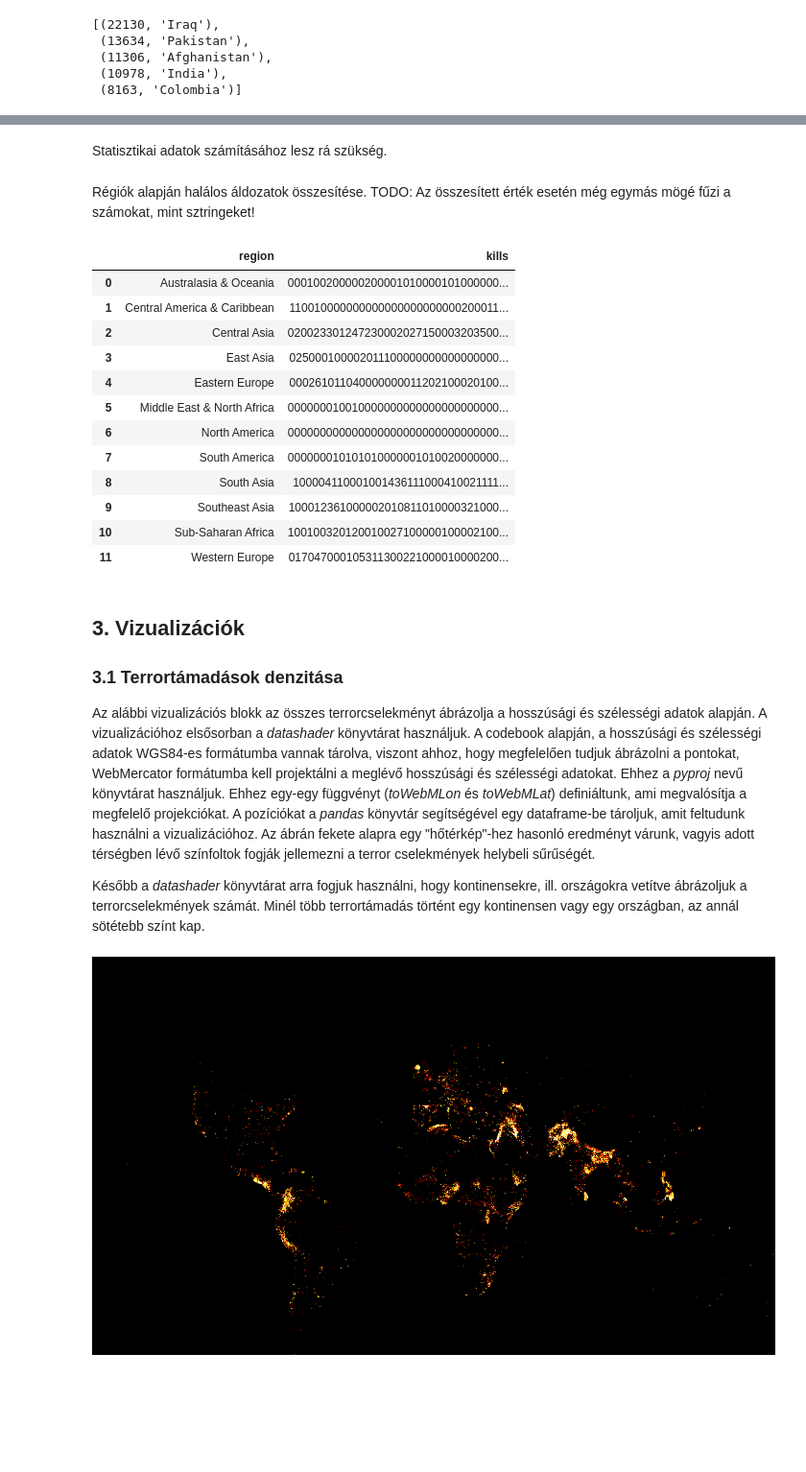
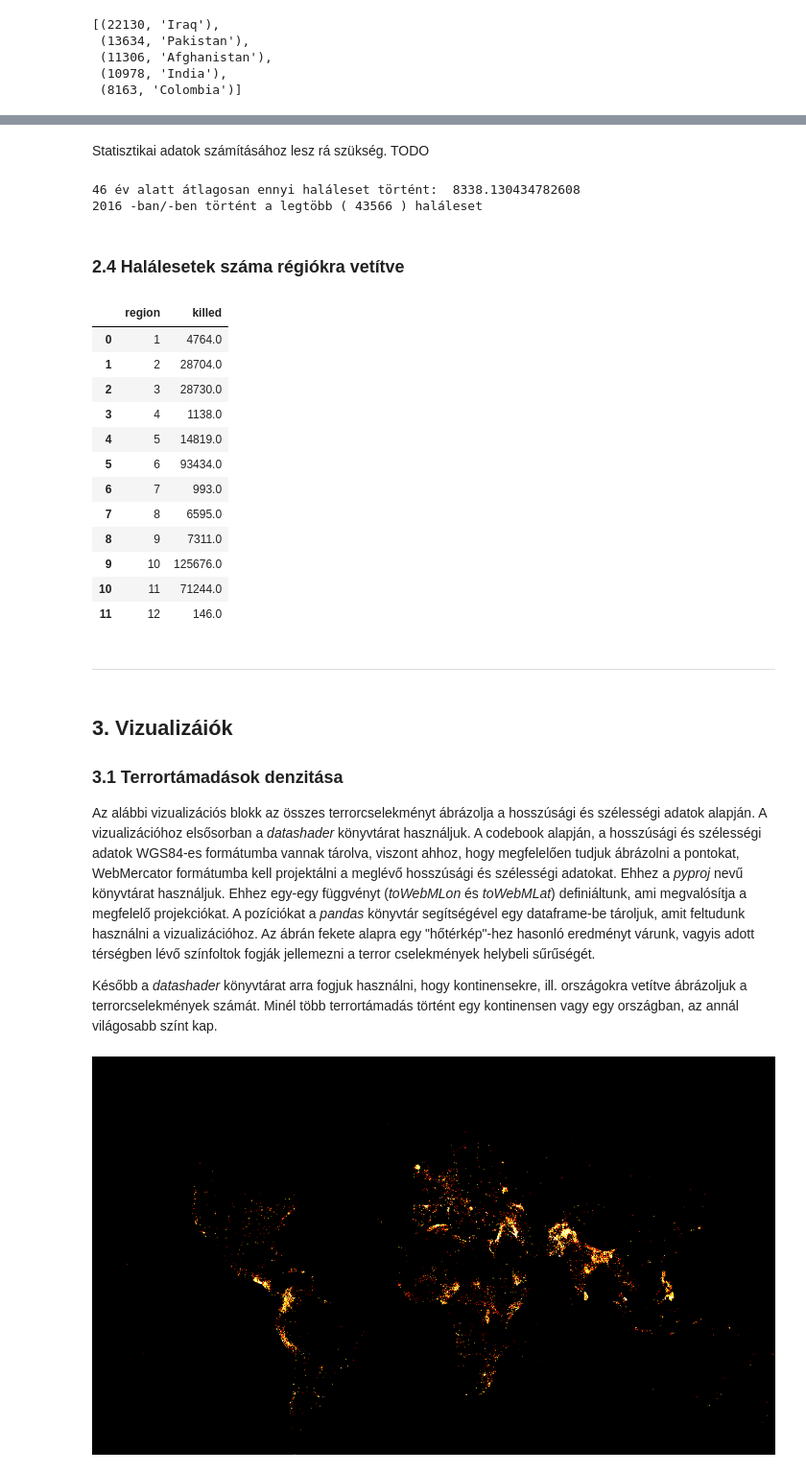
Before and after one commit to horver/big-data-hf, a Jupyter notebook: GTD2-HF.ipynb, the cells around one changed output, grey strips where cells are left out. Shown at 96% size. Saved outputs shown, nothing was run; the diff lists cells and outputs as text; code cells hidden in the pictures; blank space fills up the shorter version.

```diff
--- a/GTD2-HF.ipynb
+++ b/GTD2-HF.ipynb
@@ -36,0 +33,6 @@ Adatok betöltése, RDD objektumk létrehozása, külön választjuk az oszlopok
+# %%
+from pyspark import SparkContext
+from pyspark.sql import SQLContext
+
+sc = SparkContext('local', 'gtd2')
+sqlc = SQLContext(sc)
@@ -100,3 +88,3 @@ df_years
 # %% [markdown]
-Statisztikai adatok számításához lesz rá szükség.
+Statisztikai adatok számításához lesz rá szükség. TODO
 # %%
@@ -103,44 +92,51 @@ Statisztikai adatok számításához lesz rá szükség.
 import numpy as np
 summary_year = Statistics.colStats(rdd_years)
-# %% [markdown]
-Régiók alapján halálos áldozatok összesítése.
-TODO: Az összesített érték esetén még egymás mögé fűzi a számokat, mint sztringeket!
+# %%
+print('46 év alatt átlagosan ennyi haláleset történt: ', df_years_kill['killed'].mean())
+print(int(df_years_kill.max()['year']),'-ban/-ben történt a legtöbb (',int(df_years_kill.max()['killed']),') haláleset')
+# %% [output]
+46 év alatt átlagosan ennyi haláleset történt:  8338.130434782608
+2016 -ban/-ben történt a legtöbb ( 43566 ) haláleset
+# %% [markdown]
+### 2.4 Halálesetek száma régiókra vetítve
 # %%
 import pandas as pd
 
-region = getIndexByKey('region_txt')
+region = getIndexByKey('region')
 nkill = getIndexByKey('nkill')
 rdd_country_kill = data.map(lambda x: (x[region], x[nkill]))\
-                       .reduceByKey(lambda a, b: a+b)\
-                       .filter(lambda x: x[0]!='region_txt')\
+                       .filter(lambda x: x[0]!='region')\
                        .sortByKey(1)
 
 country_kill = rdd_country_kill.collect()
-df_country_kill = pd.DataFrame.from_records(country_kill, columns = ('region', 'kills'))
+df_country_kill = pd.DataFrame.from_records(country_kill, columns = ('region', 'killed')).apply(pd.to_numeric)
+df_country_kill = df_country_kill.groupby('region').sum().reset_index()
 df_country_kill
 # %% [output]
-|  | region | kills |
-| 0 | Australasia & Oceania | 000100200000200001010000101000000... |
-| 1 | Central America & Caribbean | 110010000000000000000000000200011... |
-| 2 | Central Asia | 020023301247230002027150003203500... |
-| 3 | East Asia | 025000100002011100000000000000000... |
-| 4 | Eastern Europe | 000261011040000000011202100020100... |
-| 5 | Middle East & North Africa | 000000010010000000000000000000000... |
-| 6 | North America | 000000000000000000000000000000000... |
-| 7 | South America | 000000010101010000001010020000000... |
-| 8 | South Asia | 100004110001001436111000410021111... |
-| 9 | Southeast Asia | 100012361000002010811010000321000... |
-| 10 | Sub-Saharan Africa | 100100320120010027100000100002100... |
-| 11 | Western Europe | 017047000105311300221000010000200... |
+|  | region | killed |
+| 0 | 1 | 4764.0 |
+| 1 | 2 | 28704.0 |
+| 2 | 3 | 28730.0 |
+| 3 | 4 | 1138.0 |
+| 4 | 5 | 14819.0 |
+| 5 | 6 | 93434.0 |
+| 6 | 7 | 993.0 |
+| 7 | 8 | 6595.0 |
+| 8 | 9 | 7311.0 |
+| 9 | 10 | 125676.0 |
+| 10 | 11 | 71244.0 |
+| 11 | 12 | 146.0 |
+# %% [markdown]
+---
 # %% [markdown]
-## 3. Vizualizációk
+## 3. Vizualizáiók
 ### 3.1 Terrortámadások denzitása
 
 Az alábbi vizualizációs blokk az összes terrorcselekményt ábrázolja a hosszúsági és szélességi adatok alapján.
 A vizualizációhoz elsősorban a *datashader* könyvtárat használjuk. A codebook alapján, a hosszúsági és szélességi adatok WGS84-es formátumba vannak tárolva, viszont ahhoz, hogy megfelelően tudjuk ábrázolni a pontokat, WebMercator formátumba kell  projektálni a meglévő hosszúsági és szélességi adatokat. Ehhez a *pyproj* nevű könyvtárat használjuk. Ehhez egy-egy  függvényt (*toWebMLon* és *toWebMLat*) definiáltunk, ami megvalósítja a megfelelő projekciókat. A pozíciókat a *pandas* könyvtár segítségével egy dataframe-be tároljuk, amit feltudunk használni a vizualizációhoz. Az ábrán fekete alapra egy
 "hőtérkép"-hez hasonló eredményt várunk, vagyis adott térségben lévő színfoltok fogják jellemezni a terror cselekmények helybeli sűrűségét.
 
-Később a *datashader* könyvtárat arra fogjuk használni, hogy kontinensekre, ill. országokra vetítve ábrázoljuk a terrorcselekmények számát. Minél több terrortámadás történt egy kontinensen vagy egy országban, az annál sötétebb színt kap.
+Később a *datashader* könyvtárat arra fogjuk használni, hogy kontinensekre, ill. országokra vetítve ábrázoljuk a terrorcselekmények számát. Minél több terrortámadás történt egy kontinensen vagy egy országban, az annál világosabb színt kap.
 # %%
 from pyproj import Proj, transform
 
```
Also changed, not shown: parts of 20 cells of this notebook.
